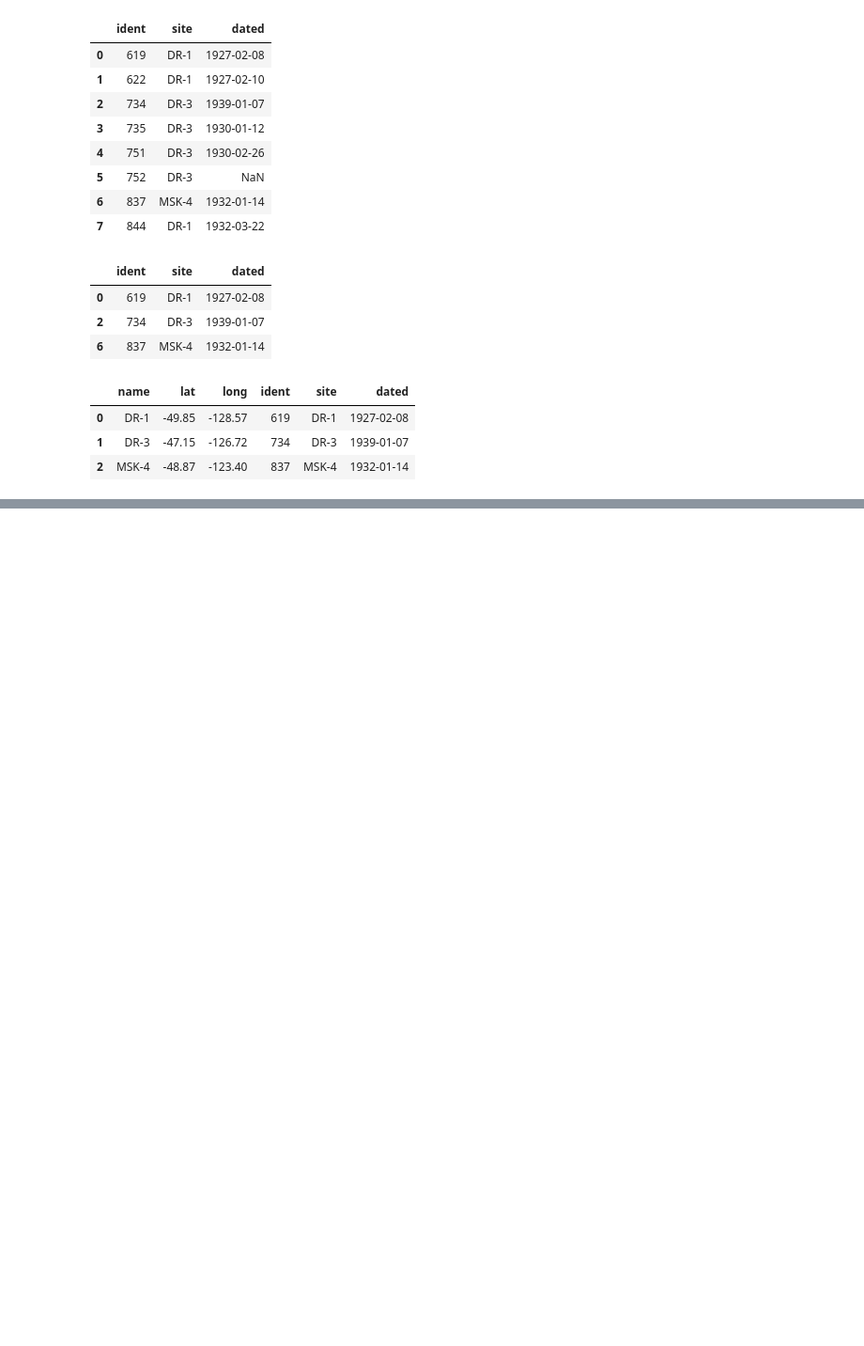
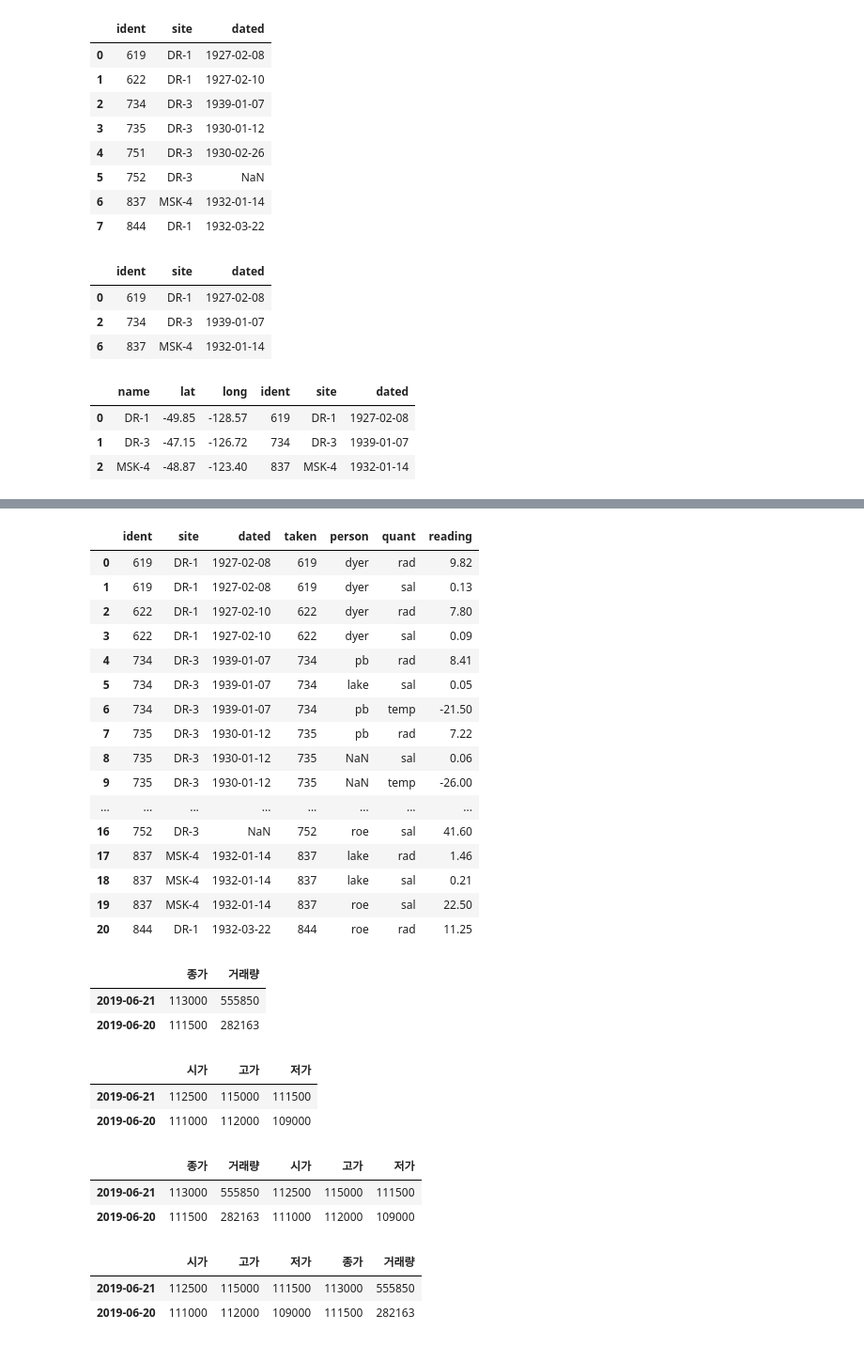
Before and after one commit to papasmf1/python221024, a Jupyter notebook: 09장/demo데이터연결하기.ipynb, the cells around one changed output, grey strips where cells are left out. Shown: that part at 94% size. Cells and saved outputs as stored; diff of their text form; code cells hidden in the pictures; blank space fills up the shorter version.

```diff
--- a/09장/demo데이터연결하기.ipynb
+++ b/09장/demo데이터연결하기.ipynb
@@ -239,0 +262,69 @@ o2o_merge
+# %%
+vs = visited.merge(survey, left_on='ident', right_on='taken')
+
+vs
+# %% [output]
+|  | ident | site | dated | taken | person | quant | reading |
+| 0 | 619 | DR-1 | 1927-02-08 | 619 | dyer | rad | 9.82 |
+| 1 | 619 | DR-1 | 1927-02-08 | 619 | dyer | sal | 0.13 |
+| 2 | 622 | DR-1 | 1927-02-10 | 622 | dyer | rad | 7.80 |
+| 3 | 622 | DR-1 | 1927-02-10 | 622 | dyer | sal | 0.09 |
+| 4 | 734 | DR-3 | 1939-01-07 | 734 | pb | rad | 8.41 |
+| 5 | 734 | DR-3 | 1939-01-07 | 734 | lake | sal | 0.05 |
+| 6 | 734 | DR-3 | 1939-01-07 | 734 | pb | temp | -21.50 |
+| 7 | 735 | DR-3 | 1930-01-12 | 735 | pb | rad | 7.22 |
+| 8 | 735 | DR-3 | 1930-01-12 | 735 | NaN | sal | 0.06 |
+| 9 | 735 | DR-3 | 1930-01-12 | 735 | NaN | temp | -26.00 |
+| ... | ... | ... | ... | ... | ... | ... | ... |
+| 16 | 752 | DR-3 | NaN | 752 | roe | sal | 41.60 |
+| 17 | 837 | MSK-4 | 1932-01-14 | 837 | lake | rad | 1.46 |
+| 18 | 837 | MSK-4 | 1932-01-14 | 837 | lake | sal | 0.21 |
+| 19 | 837 | MSK-4 | 1932-01-14 | 837 | roe | sal | 22.50 |
+| 20 | 844 | DR-1 | 1932-03-22 | 844 | roe | rad | 11.25 |
+# %%
+from pandas import DataFrame
+import pandas as pd
+
+#첫번째 데이터프레임
+data = {
+        '종가':[113000,111500],
+        '거래량':[555850, 282163]
+        }
+index = ['2019-06-21','2019-06-20']
+df1 = DataFrame(data=data, index=index)
+
+#두번째
+data = {
+        '시가':[112500,111000],
+        '고가':[115000, 112000],
+        '저가':[111500, 109000]
+        }
+index = ['2019-06-21','2019-06-20']
+df2 = DataFrame(data=data, index=index)
+
+df1
+# %% [output]
+|  | 종가 | 거래량 |
+| 2019-06-21 | 113000 | 555850 |
+| 2019-06-20 | 111500 | 282163 |
+# %%
+df2
+# %% [output]
+|  | 시가 | 고가 | 저가 |
+| 2019-06-21 | 112500 | 115000 | 111500 |
+| 2019-06-20 | 111000 | 112000 | 109000 |
+# %%
+df = pd.concat([df1,df2], axis=1)
+df
+# %% [output]
+|  | 종가 | 거래량 | 시가 | 고가 | 저가 |
+| 2019-06-21 | 113000 | 555850 | 112500 | 115000 | 111500 |
+| 2019-06-20 | 111500 | 282163 | 111000 | 112000 | 109000 |
+# %%
+정렬순서 = ['시가','고가','저가','종가','거래량']
+df = df[정렬순서]
+df
+# %% [output]
+|  | 시가 | 고가 | 저가 | 종가 | 거래량 |
+| 2019-06-21 | 112500 | 115000 | 111500 | 113000 | 555850 |
+| 2019-06-20 | 111000 | 112000 | 109000 | 111500 | 282163 |
```
Also changed, not shown: parts of 28 cells of this notebook.
